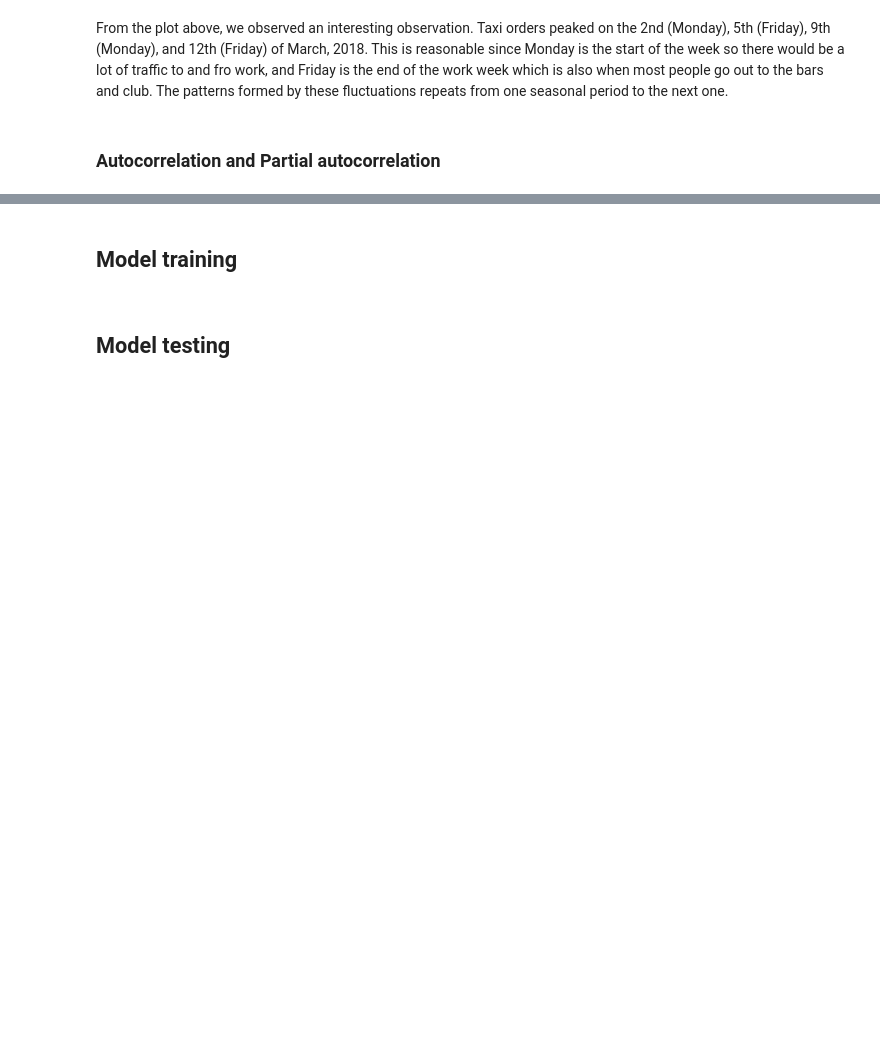
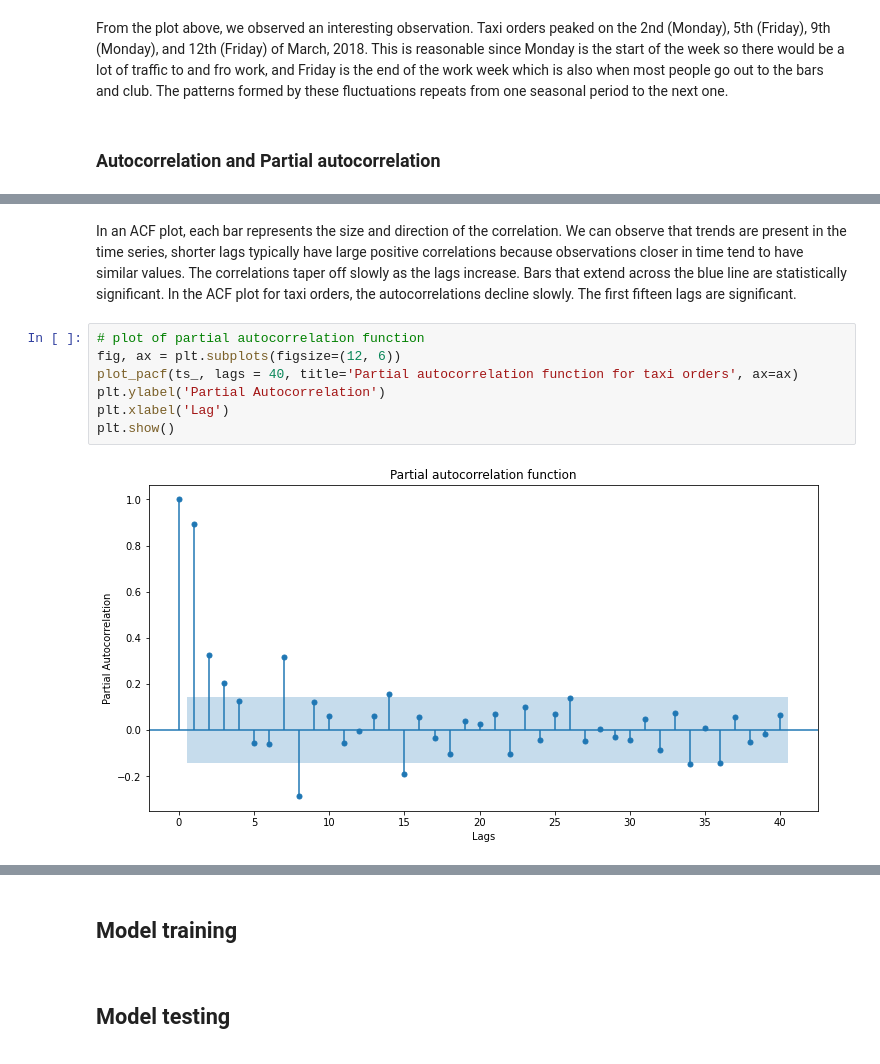
Before and after one commit to chuksoo/taxi_orders_predictionML, a Jupyter notebook: taxi_orders_predictionML.ipynb, the cells around one changed output, grey strips where cells are left out. Saved outputs shown, nothing was run; the diff lists cells and outputs as text; blank space fills up the shorter version.

```diff
--- a/taxi_orders_predictionML.ipynb
+++ b/taxi_orders_predictionML.ipynb
@@ -421,0 +424,11 @@ plt.show()
+# %% [markdown]
+In an ACF plot, each bar represents the size and direction of the correlation. We can observe that trends are present in the time series, shorter lags typically have large positive correlations because observations closer in time tend to have similar values. The correlations taper off slowly as the lags increase. Bars that extend across the blue line are statistically significant. In the ACF plot for taxi orders, the autocorrelations decline slowly. The first fifteen lags are significant.
+# %%
+# plot of partial autocorrelation function
+fig, ax = plt.subplots(figsize=(12, 6))
+plot_pacf(ts_, lags = 40, title='Partial autocorrelation function for taxi orders', ax=ax)
+plt.ylabel('Partial Autocorrelation')
+plt.xlabel('Lag')
+plt.show()
+# %% [output]
+[figure, added]
```
Also changed, not shown: parts of 7 cells of this notebook.
